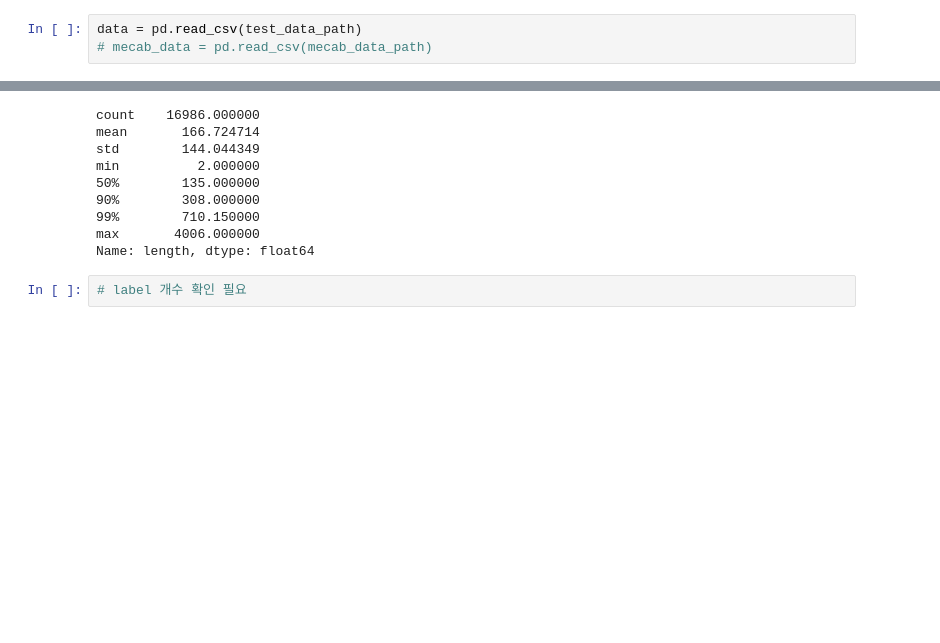
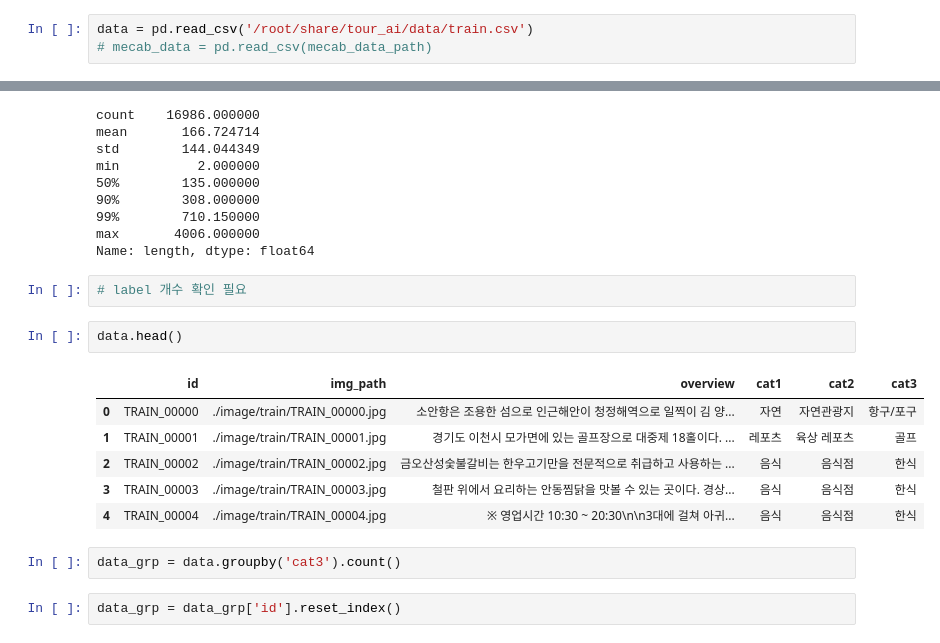
Before and after one commit to tom1130/competition, a Jupyter notebook: tour_ai/code/eda/data.ipynb, the cells around one changed output, grey strips where cells are left out. Saved outputs shown, nothing was run; the diff lists cells and outputs as text; blank space fills up the shorter version.

```diff
--- a/tour_ai/code/eda/data.ipynb
+++ b/tour_ai/code/eda/data.ipynb
@@ -27,7 +27,7 @@ elif server == 'colab':
   data_path = '/content/drive/MyDrive/commit_folder/competition/tour_ai/data/train.csv'
   mecab_data_path = '/content/drive/MyDrive/commit_folder/competition/tour_ai/data/mecab_data.csv'
 # %%
-data = pd.read_csv(test_data_path)
+data = pd.read_csv('/root/share/tour_ai/data/train.csv')
 # mecab_data = pd.read_csv(mecab_data_path)
 # %%
 # 이미지 불러오기
@@ -87,3 +87,16 @@ max       4006.000000
 Name: length, dtype: float64
 # %%
 # label 개수 확인 필요
+# %%
+data.head()
+# %% [output]
+|  | id | img_path | overview | cat1 | cat2 | cat3 |
+| 0 | TRAIN_00000 | ./image/train/TRAIN_00000.jpg | 소안항은 조용한 섬으로 인근해안이 청정해역으로 일찍이 김 양... | 자연 | 자연관광지 | 항구/포구 |
+| 1 | TRAIN_00001 | ./image/train/TRAIN_00001.jpg | 경기도 이천시 모가면에 있는 골프장으로 대중제 18홀이다. ... | 레포츠 | 육상 레포츠 | 골프 |
+| 2 | TRAIN_00002 | ./image/train/TRAIN_00002.jpg | 금오산성숯불갈비는 한우고기만을 전문적으로 취급하고 사용하는 ... | 음식 | 음식점 | 한식 |
+| 3 | TRAIN_00003 | ./image/train/TRAIN_00003.jpg | 철판 위에서 요리하는 안동찜닭을 맛볼 수 있는 곳이다. 경상... | 음식 | 음식점 | 한식 |
+| 4 | TRAIN_00004 | ./image/train/TRAIN_00004.jpg | ※ 영업시간 10:30 ~ 20:30\n\n3대에 걸쳐 아귀... | 음식 | 음식점 | 한식 |
+# %%
+data_grp = data.groupby('cat3').count()
+# %%
+data_grp = data_grp['id'].reset_index()
```
Also changed, not shown: parts of 2 cells of this notebook, 6 other files.
